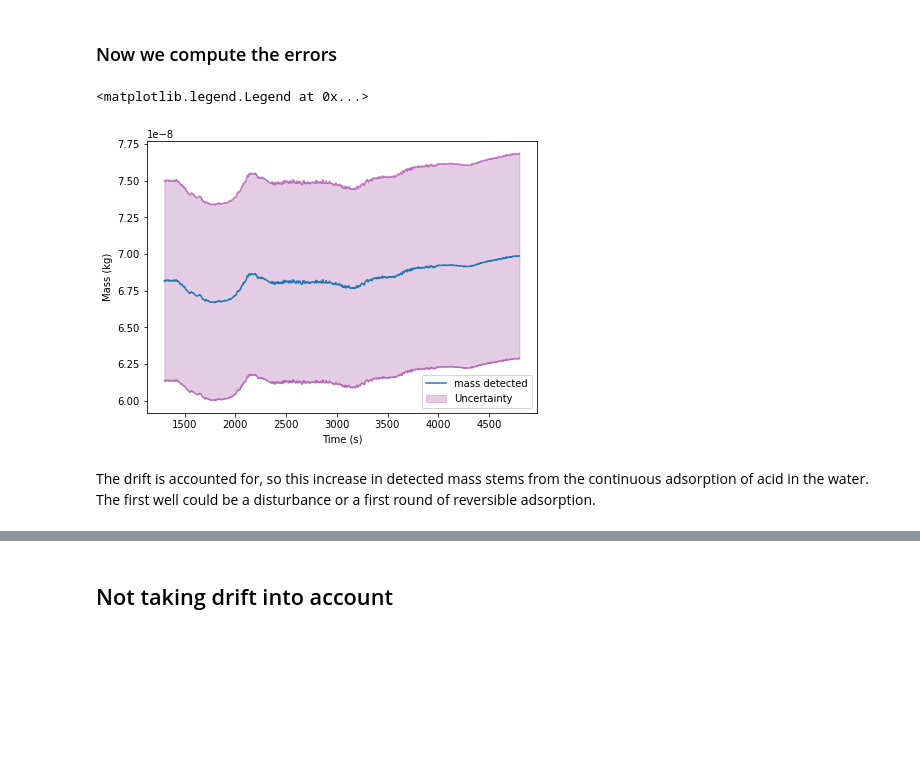
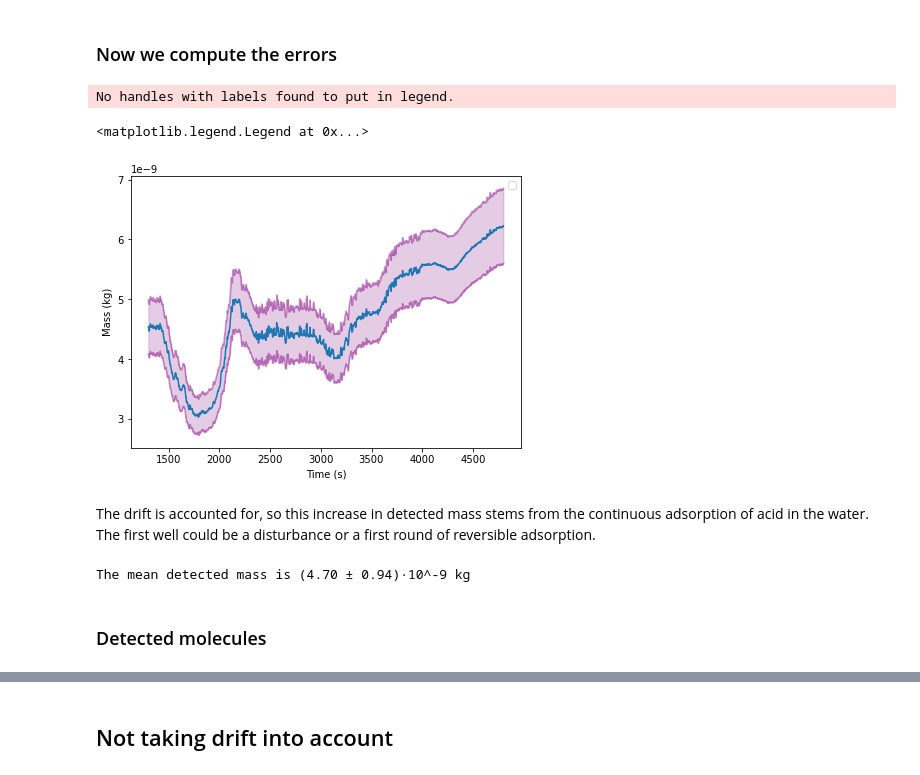
Before and after one commit to Nereumobu/advanced_lab_master, a Jupyter notebook: Ma_17/Task2_monolayer_MUA.ipynb, the cells around one changed output, grey strips where cells are left out. Saved outputs shown, nothing was run; the diff lists cells and outputs as text; code cells hidden in the pictures; blank space fills up the shorter version.

```diff
--- a/Ma_17/Task2_monolayer_MUA.ipynb
+++ b/Ma_17/Task2_monolayer_MUA.ipynb
@@ -163,4 +181,4 @@ Text(0, 0.5, 'Frequency (Hz)')
 [figure]
 # %%
 deltaf_MUA=freq_MUA-(linregression_eth.slope*time_MUA+linregression.intercept)
-mass=-(rho_q*d_q*A)/(f_0)*(deltaf_L+deltaf_MUA)
+mass=-(rho_q*d_q*A)/(f_0)*(deltaf_MUA)
@@ -177,7 +200,7 @@ The order seems to be correct. Now let us look into the errors. Note that as aci
 # %%
 stddeltaf_MUA=np.sqrt((time_MUA*linregression_eth.stderr)**2+linregression_eth.intercept_stderr**2)
 # %%
-expression="-(rho_q*d_q*A)/(f_0)*(deltaf_L+deltaf_MUA)"
+expression="-(rho_q*d_q*A)/(f_0)*(deltaf_MUA)"
 variables=["rho_q","d_q","A","f_0","deltaf_L","deltaf_MUA"]
 mass_MUA=[];stdmass_MUA=[]
 for index,deltaf in enumerate(deltaf_MUA):
@@ -187,15 +210,22 @@ for index,deltaf in enumerate(deltaf_MUA):
 mass_MUA=np.array(mass_MUA); stdmass_MUA=np.array(stdmass_MUA)
 # %%
 fig, axis=plt.subplots(1,1,figsize=(7,5))
-axis.plot(time_MUA,mass_MUA, label="mass detected")
+axis.plot(time_MUA,mass_MUA)
 axis.plot(time_MUA,mass_MUA+stdmass_MUA, color="purple", alpha=0.4)
 axis.plot(time_MUA,mass_MUA-stdmass_MUA, color="purple", alpha=0.4)
 axis.fill_between(time_MUA, mass_MUA+stdmass_MUA, mass_MUA-stdmass_MUA,
-                color="purple", alpha=0.2, label="Uncertainty")
+                color="purple", alpha=0.2)
 axis.set_xlabel("Time (s)"); axis.set_ylabel("Mass (kg)")
 axis.legend()
 # %% [output]
-<matplotlib.legend.Legend at 0x...>
+No handles with labels found to put in legend.
+<matplotlib.legend.Legend at 0x...>
-[figure, old version]
+[figure, new version]
 # %% [markdown]
 The drift is accounted for, so this increase in detected mass stems from the continuous adsorption of acid in the water. The first well could be a disturbance or a first round of reversible adsorption.
+# %%
+print("The mean detected mass is "+print_scientific(np.mean(mass_MUA), np.sqrt(np.std(mass_MUA)**2+np.mean(stdmass_MUA)**2))+" kg")
+# %% [output]
+The mean detected mass is (4.70 ± 0.94)·10^-9 kg
+# %% [markdown]
+### Detected molecules
```
Also changed, not shown: parts of 20 cells of this notebook, 4 other files.
